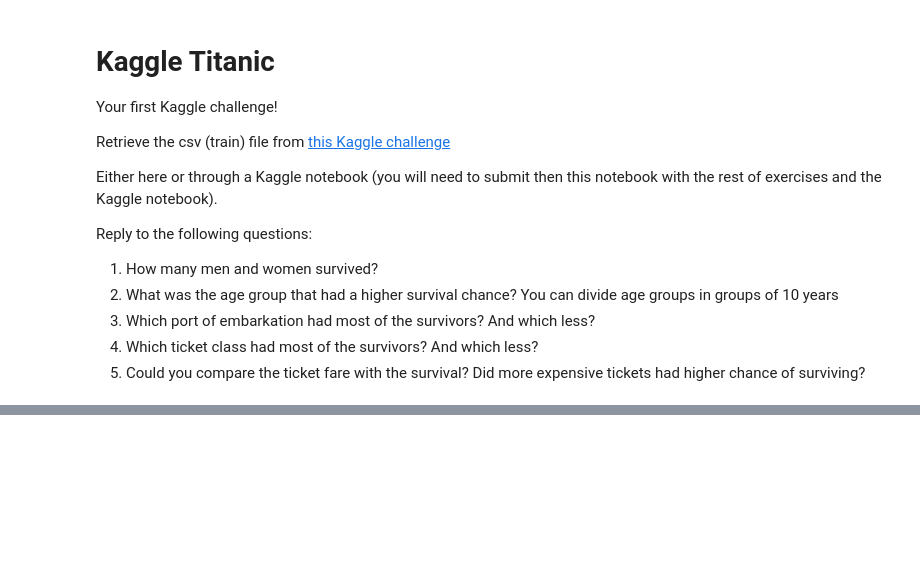
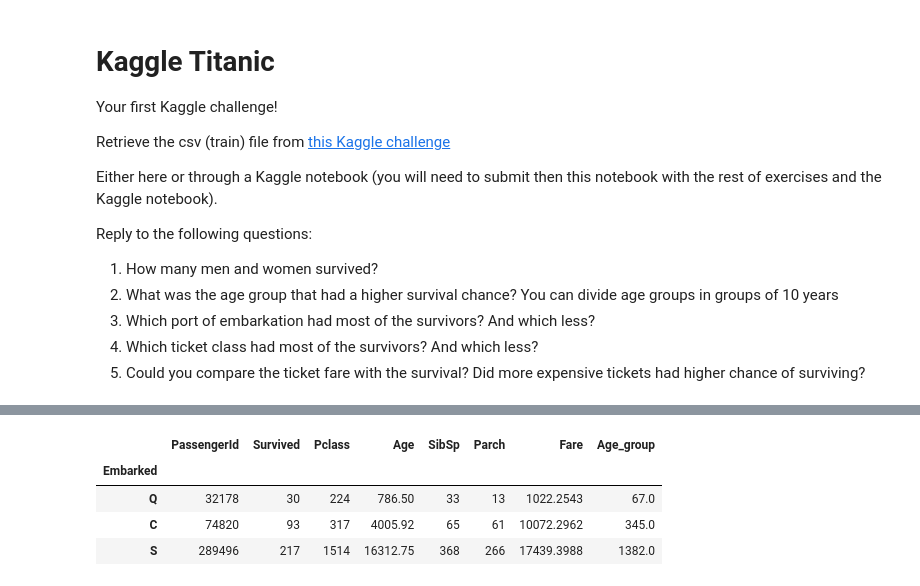
Before and after one commit to KhaldounN/first-project-, a Jupyter notebook: exercises/Session_3_4_EXERCISES.ipynb, the cells around one changed output, grey strips where cells are left out. Cells and saved outputs as stored; diff of their text form; code cells hidden in the pictures; blank space fills up the shorter version.

```diff
--- a/exercises/Session_3_4_EXERCISES.ipynb
+++ b/exercises/Session_3_4_EXERCISES.ipynb
@@ -551,3 +551,8 @@ Reply to the following questions:
 3. Which port of embarkation had most of the survivors? And which less?
 4. Which ticket class had most of the survivors? And which less?
 5. Could you compare the ticket fare with the survival? Did more expensive tickets had higher chance of surviving?
+# %%
+import pandas as pd
+
+
+data = pd.read_csv("/content/train.csv")
@@ -553,0 +570,15 @@ Reply to the following questions:
+# %%
+
+#What was the age group that had a higher survival chance? You can divide age groups in groups of 10 years
+
+
+#create age group column :
+import numpy as np
+data['Age_group'] = (data['Age'] / 10 ).apply(np.floor)
+
+#create DF with ratio of (survived / Total )
+survival_ratio = data[data['Survived'] == 1].groupby(by='Age_group').count() / data.groupby(by='Age_group').count()
+
+survival_ratio.iloc[:,1].to_frame()
+
+#Answer : highist survival is 80-90 .... also 0-10 had high survival rate.
@@ -553,0 +597,11 @@ Reply to the following questions:
+# %%
+#Which port of embarkation had most of the survivors? And which less?
+
+data.groupby(by='Embarked').sum().sort_values(by='Survived')
+#you can use sum() because survival is 1 and death is 0
+# %% [output]
+|  | PassengerId | Survived | Pclass | Age | SibSp | Parch | Fare | Age_group |
+| Embarked |  |  |  |  |  |  |  |  |
+| Q | 32178 | 30 | 224 | 786.50 | 33 | 13 | 1022.2543 | 67.0 |
+| C | 74820 | 93 | 317 | 4005.92 | 65 | 61 | 10072.2962 | 345.0 |
+| S | 289496 | 217 | 1514 | 16312.75 | 368 | 266 | 17439.3988 | 1382.0 |
```
Also changed, not shown: parts of 4 cells of this notebook.
